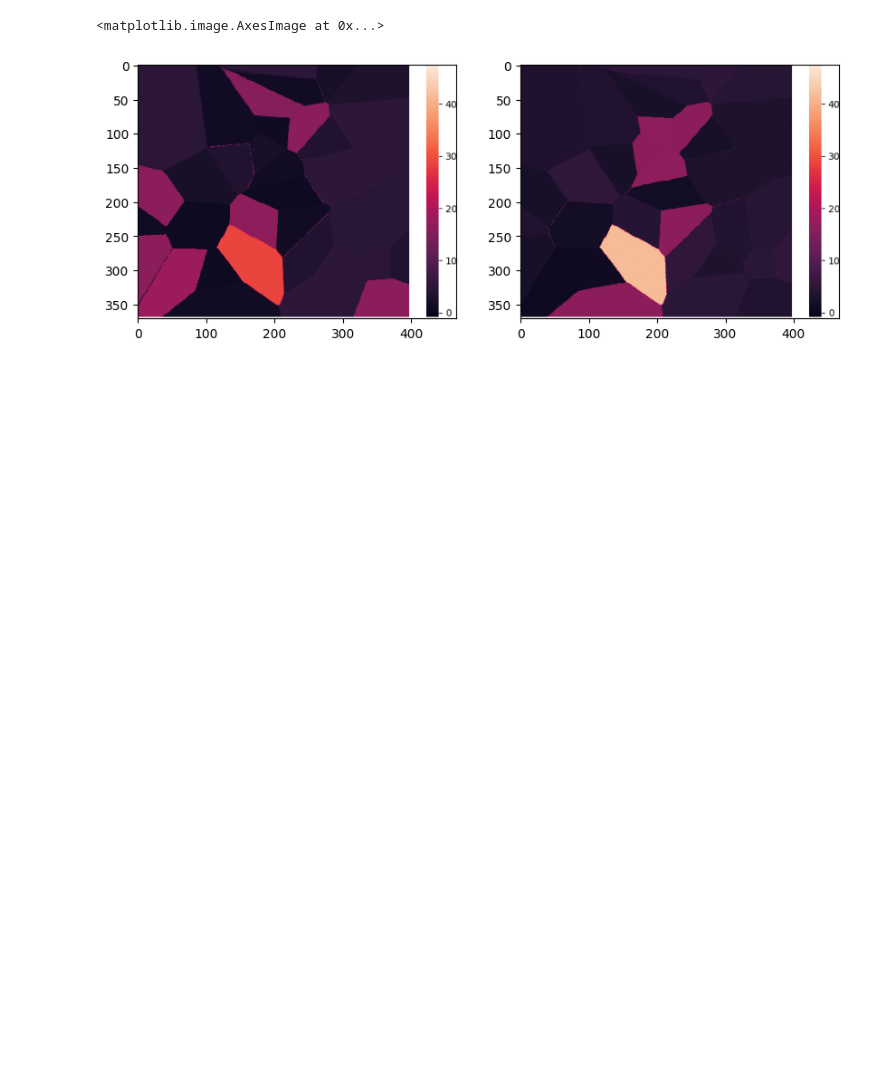
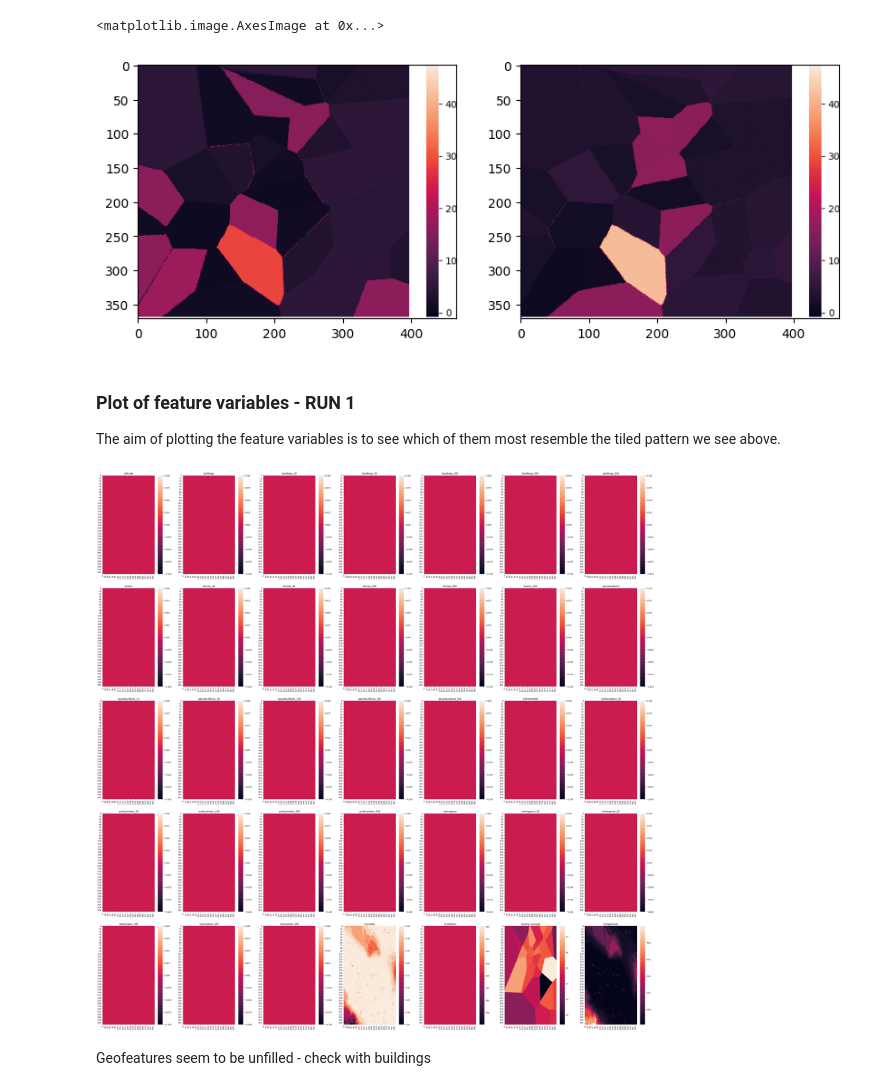
Before and after one commit to ozmanda/meteoblueQRF, a Jupyter notebook: analyses_and_visualisations/kacheln_analysis.ipynb, the cells around one changed output. Drawn from its saved outputs; the diff is of its cells as text; code cells hidden in the pictures; blank space fills up the shorter version.

```diff
--- a/analyses_and_visualisations/kacheln_analysis.ipynb
+++ b/analyses_and_visualisations/kacheln_analysis.ipynb
@@ -2,8 +2,16 @@
 import os
 import numpy as np
 import seaborn as sns
+import pandas as pd
 from matplotlib import image
 from matplotlib import pyplot as plt
+import joblib
+
+def load_file(datapath):
+    with open(datapath, 'rb') as file:
+        data = joblib.load(file)
+        file.close()
+    return data
 # %% [markdown]
 # Analysis of Tiling Effect
 
@@ -17,3 +25,36 @@ ax[1].imshow(image.imread(imgpath))
 # %% [output]
 <matplotlib.image.AxesImage at 0x...>
 [figure]
+# %% [markdown]
+### Plot of feature variables - RUN 1
+The aim of plotting the feature variables is to see which of them most resemble the tiled pattern we see above.
+# %%
+resultdir = 'S:/pools/t/T-IDP-Projekte-u-Vorlesungen/Meteoblue/QRF/Data/QRF Inference/2023-11-28_16.13/'
+resultpath = os.path.join(resultdir, os.path.basename(os.path.normpath(resultdir)) + '.json')
+inferencedatapath = 'C:/Users/ushe/Documents/LinuxDownload/mb_4_multi_stations_xy_N02.00m_palmhumi.json'
+palmfile = os.path.basename(inferencedatapath).split('_palmhumi')[0]
+
+# DATA
+results = load_file(resultpath)
+inferencedata = load_file(inferencedatapath)
+palmboundary = load_file(f'S:/pools/t/T-IDP-Projekte-u-Vorlesungen/Meteoblue/QRF/Data/PALM/{palmfile}_boundary.z')
+
+
+# SPATIAL FEATURES
+spatial_features = ['altitude', 'buildings', 'buildings_10', 'buildings_30', 'buildings_100', 'buildings_200',
+                    'buildings_500', 'forests', 'forests_10', 'forests_30', 'forests_100', 'forests_200',
+                    'forests_500', 'pavedsurfaces', 'pavedsurfaces_10', 'pavedsurfaces_30', 'pavedsurfaces_100',
+                    'pavedsurfaces_200', 'pavedsurfaces_500', 'surfacewater', 'surfacewater_10', 'surfacewater_30',
+                    'surfacewater_100', 'surfacewater_200', 'surfacewater_500', 'urbangreen', 'urbangreen_10',
+                    'urbangreen_30', 'urbangreen_100', 'urbangreen_200', 'urbangreen_500', 'humidity',
+                    'irradiation', 'moving_average', 'temperature']
+# %%
+fig, axs = plt.subplots(5, 7, figsize=(40,40))
+for i, feature in enumerate(spatial_features):
+    ax = sns.heatmap(inferencedata[feature][0, :, :], ax=axs[i//7, i%7])
+    ax.set_title(feature)
+fig.tight_layout(pad=3.0)
+# %% [output]
+[figure, added]
+# %% [markdown]
+Geofeatures seem to be unfilled - check with buildings
```
Also changed, not shown: parts of 7 cells of this notebook.
